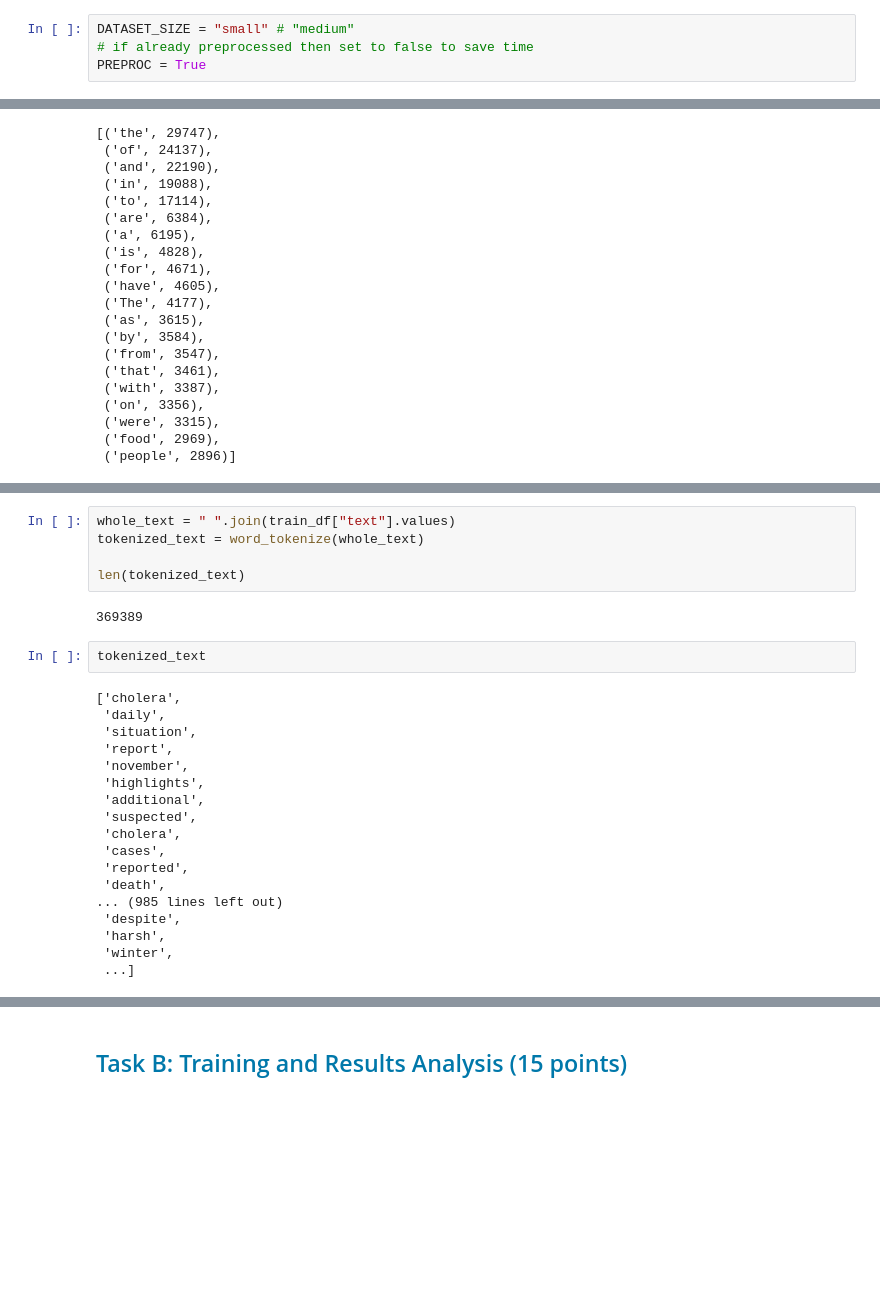
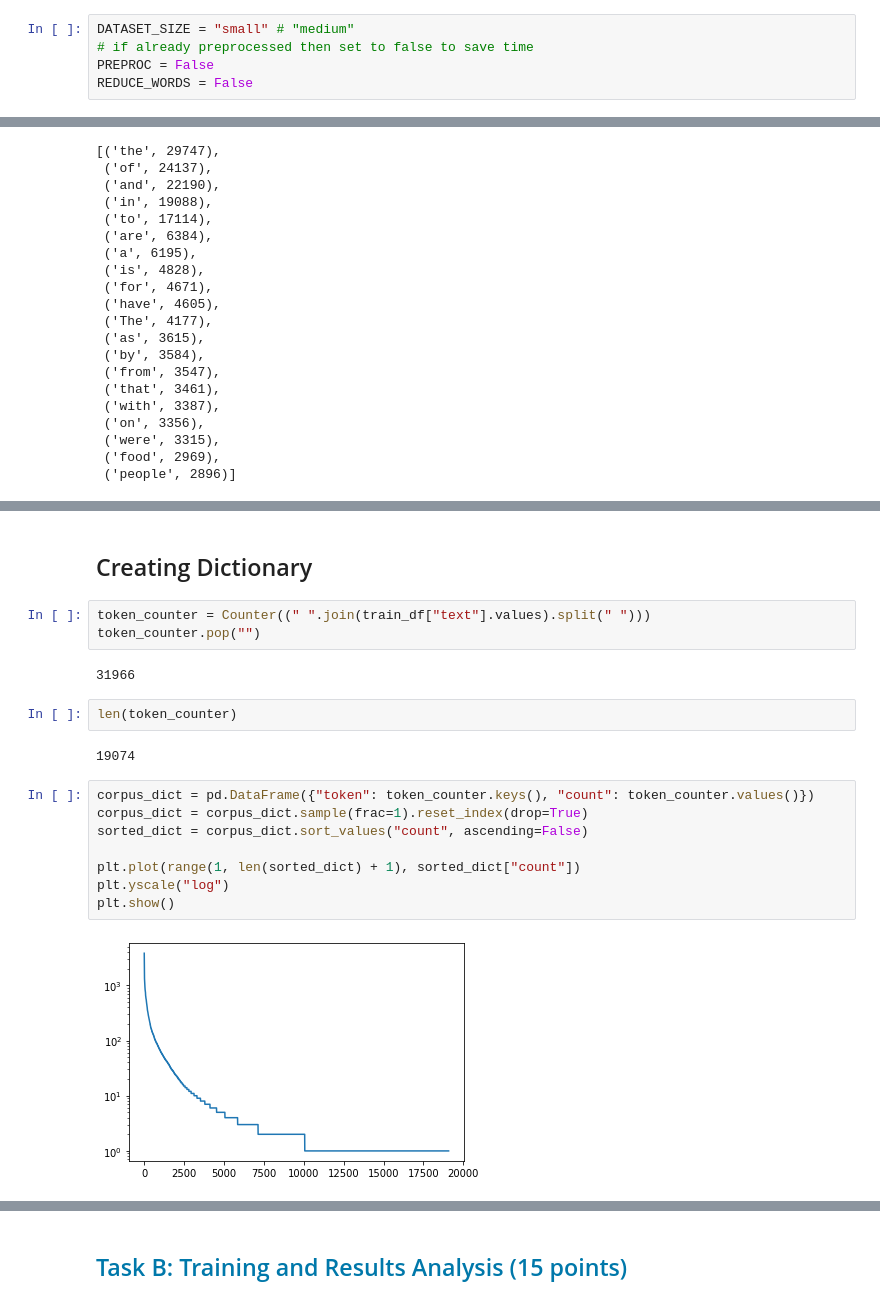
Before and after one commit to floxo115/nlp_assignment1, a Jupyter notebook: Assignment1.ipynb, the cells around one changed output, grey strips where cells are left out. Drawn from its saved outputs; the diff is of its cells as text; blank space fills up the shorter version.

```diff
--- a/Assignment1.ipynb
+++ b/Assignment1.ipynb
@@ -102,7 +106,8 @@ True
 # %%
 DATASET_SIZE = "small" # "medium"
 # if already preprocessed then set to false to save time
-PREPROC = True
+PREPROC = False
+REDUCE_WORDS = False
 # %%
 train_df, test_df, val_df = import_datasets(DATASET_SIZE)
 pprint(get_n_most_common_tokens(train_df, 20))
@@ -174,27 +178,21 @@ pprint(get_n_most_common_tokens(train_df, 20))
-# %%
-whole_text = " ".join(train_df["text"].values)
-tokenized_text = word_tokenize(whole_text)
-
-len(tokenized_text)
-# %% [output]
-369389
-# %%
-tokenized_text
-# %% [output]
-['cholera',
- 'daily',
- 'situation',
- 'report',
- 'november',
- 'highlights',
- 'additional',
- 'suspected',
- 'cholera',
- 'cases',
- 'reported',
- 'death',
-... (985 lines left out)
- 'despite',
- 'harsh',
- 'winter',
- ...]
+# %% [markdown]
+## Creating Dictionary
+# %%
+token_counter = Counter((" ".join(train_df["text"].values).split(" ")))
+token_counter.pop("")
+# %% [output]
+31966
+# %%
+len(token_counter)
+# %% [output]
+19074
+# %%
+corpus_dict = pd.DataFrame({"token": token_counter.keys(), "count": token_counter.values()})
+corpus_dict = corpus_dict.sample(frac=1).reset_index(drop=True)
+sorted_dict = corpus_dict.sort_values("count", ascending=False)
+
+plt.plot(range(1, len(sorted_dict) + 1), sorted_dict["count"])
+plt.yscale("log")
+plt.show()
+# %% [output]
+[figure, added]
```
Also changed, not shown: parts of 10 cells of this notebook, 1 other file.
